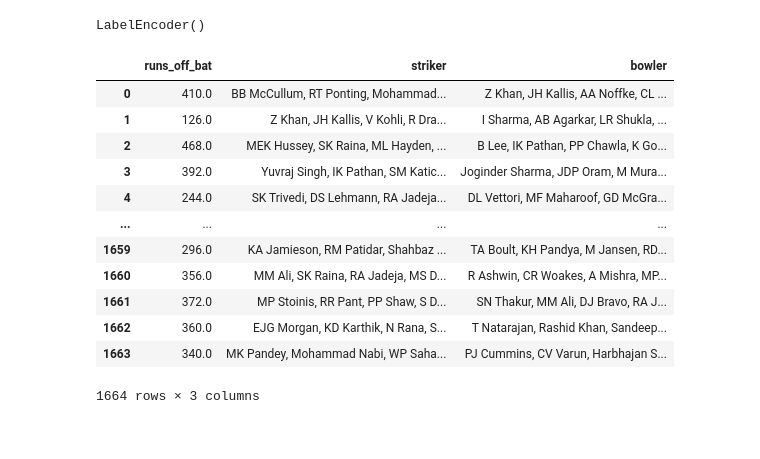
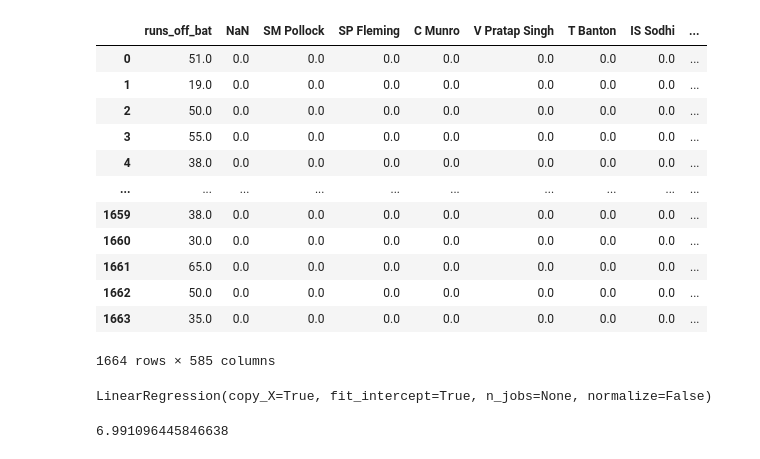
Before and after one commit to sanjay-thiyagarajan/score-predictor, a Jupyter notebook: CricPredictor.ipynb, the cells around one changed output. Saved outputs shown, nothing was run; the diff lists cells and outputs as text; code cells hidden in the pictures.

```diff
--- a/CricPredictor.ipynb
+++ b/CricPredictor.ipynb
@@ -24,7 +24,8 @@ train_parent = pd.concat(train_parent, axis=0, ignore_index=True)
 # %%
-people_encoder = LabelEncoder()
+power_play_df = train_parent[train_parent['ball']<=5.6]
+power_play_df = power_play_df[['match_id','innings', 'striker', 'bowler', 'runs_off_bat', 'extras']]
 people = list(np.array(train_parent[['striker']]).flatten()) + list(np.array(train_parent[['bowler']]).flatten())
 people = list(set(people))
-people_encoder.fit(people)
+for p in people:
+  power_play_df[p] = [0]*power_play_df.shape[0]
+#power_play_df = power_play_df[['venue', 'striker', 'bowler', 'runs_off_bat']]
-# %% [output]
-LabelEncoder()
@@ -35,30 +32,28 @@ train_parent = train_parent.groupby(['match_id','innings'], as_index=False).aggr
-# %%
-strikers = train_parent['striker'].values
-bt_unique = []
-for s in strikers:
-  st = s.split(', ')
-  st = list(set(st))
-  bt_unique.append(', '.join(st))
-bowlers = train_parent['bowler'].values
-bw_unique = []
-for s in bowlers:
-  st = s.split(', ')
-  st = list(set(st))
-  bw_unique.append(', '.join(st))
-train_parent['striker'] = pd.DataFrame(bt_unique)
-train_parent['bowler'] = pd.DataFrame(bw_unique)
-train_parent.drop(columns=['match_id', 'innings'])
-# %% [output]
-|  | runs_off_bat | striker | bowler |
-| 0 | 410.0 | BB McCullum, RT Ponting, Mohammad... | Z Khan, JH Kallis, AA Noffke, CL ... |
-| 1 | 126.0 | Z Khan, JH Kallis, V Kohli, R Dra... | I Sharma, AB Agarkar, LR Shukla, ... |
-| 2 | 468.0 | MEK Hussey, SK Raina, ML Hayden, ... | B Lee, IK Pathan, PP Chawla, K Go... |
-| 3 | 392.0 | Yuvraj Singh, IK Pathan, SM Katic... | Joginder Sharma, JDP Oram, M Mura... |
-| 4 | 244.0 | SK Trivedi, DS Lehmann, RA Jadeja... | DL Vettori, MF Maharoof, GD McGra... |
-| ... | ... | ... | ... |
-| 1659 | 296.0 | KA Jamieson, RM Patidar, Shahbaz ... | TA Boult, KH Pandya, M Jansen, RD... |
-| 1660 | 356.0 | MM Ali, SK Raina, RA Jadeja, MS D... | R Ashwin, CR Woakes, A Mishra, MP... |
-| 1661 | 372.0 | MP Stoinis, RR Pant, PP Shaw, S D... | SN Thakur, MM Ali, DJ Bravo, RA J... |
-| 1662 | 360.0 | EJG Morgan, KD Karthik, N Rana, S... | T Natarajan, Rashid Khan, Sandeep... |
-| 1663 | 340.0 | MK Pandey, Mohammad Nabi, WP Saha... | PJ Cummins, CV Varun, Harbhajan S... |
-1664 rows × 3 columns
+# %%
+for index, row in power_play_df.iterrows():
+  power_play_df[row['striker']][index] = 1
+  power_play_df[row['bowler']][index] = 1
+# %%
+d = {'runs_off_bat': 'sum'}
+for p in people:
+  d[p] = 'mean'
+power_play_df = power_play_df.groupby(['match_id', 'innings'], as_index=False).aggregate(d)
+power_play_df['runs_off_bat'] /= 2
+for p in people:
+  power_play_df[p] = np.ceil(np.array(power_play_df[p]))
+# %%
+power_play_df = power_play_df.drop(columns=['match_id', 'innings'])
+# %% [output]
+|  | runs_off_bat | NaN | SM Pollock | SP Fleming | C Munro | V Pratap Singh | T Banton | IS Sodhi | ... |
+| 0 | 51.0 | 0.0 | 0.0 | 0.0 | 0.0 | 0.0 | 0.0 | 0.0 | ... |
+| 1 | 19.0 | 0.0 | 0.0 | 0.0 | 0.0 | 0.0 | 0.0 | 0.0 | ... |
+| 2 | 50.0 | 0.0 | 0.0 | 0.0 | 0.0 | 0.0 | 0.0 | 0.0 | ... |
+| 3 | 55.0 | 0.0 | 0.0 | 0.0 | 0.0 | 0.0 | 0.0 | 0.0 | ... |
+| 4 | 38.0 | 0.0 | 0.0 | 0.0 | 0.0 | 0.0 | 0.0 | 0.0 | ... |
+| ... | ... | ... | ... | ... | ... | ... | ... | ... | ... |
+| 1659 | 38.0 | 0.0 | 0.0 | 0.0 | 0.0 | 0.0 | 0.0 | 0.0 | ... |
+| 1660 | 30.0 | 0.0 | 0.0 | 0.0 | 0.0 | 0.0 | 0.0 | 0.0 | ... |
+| 1661 | 65.0 | 0.0 | 0.0 | 0.0 | 0.0 | 0.0 | 0.0 | 0.0 | ... |
+| 1662 | 50.0 | 0.0 | 0.0 | 0.0 | 0.0 | 0.0 | 0.0 | 0.0 | ... |
+| 1663 | 35.0 | 0.0 | 0.0 | 0.0 | 0.0 | 0.0 | 0.0 | 0.0 | ... |
+1664 rows × 585 columns
@@ -64,0 +63,9 @@ train_parent.drop(columns=['match_id', 'innings'])
+# %%
+regressor = LinearRegression()
+regressor.fit(X_train, Y_train)
+# %% [output]
+LinearRegression(copy_X=True, fit_intercept=True, n_jobs=None, normalize=False)
+# %%
+np.mean(abs(Y_train - regressor.predict(X_train)))
+# %% [output]
+6.991096445846638
```
Also changed, not shown: parts of 4 cells of this notebook.
